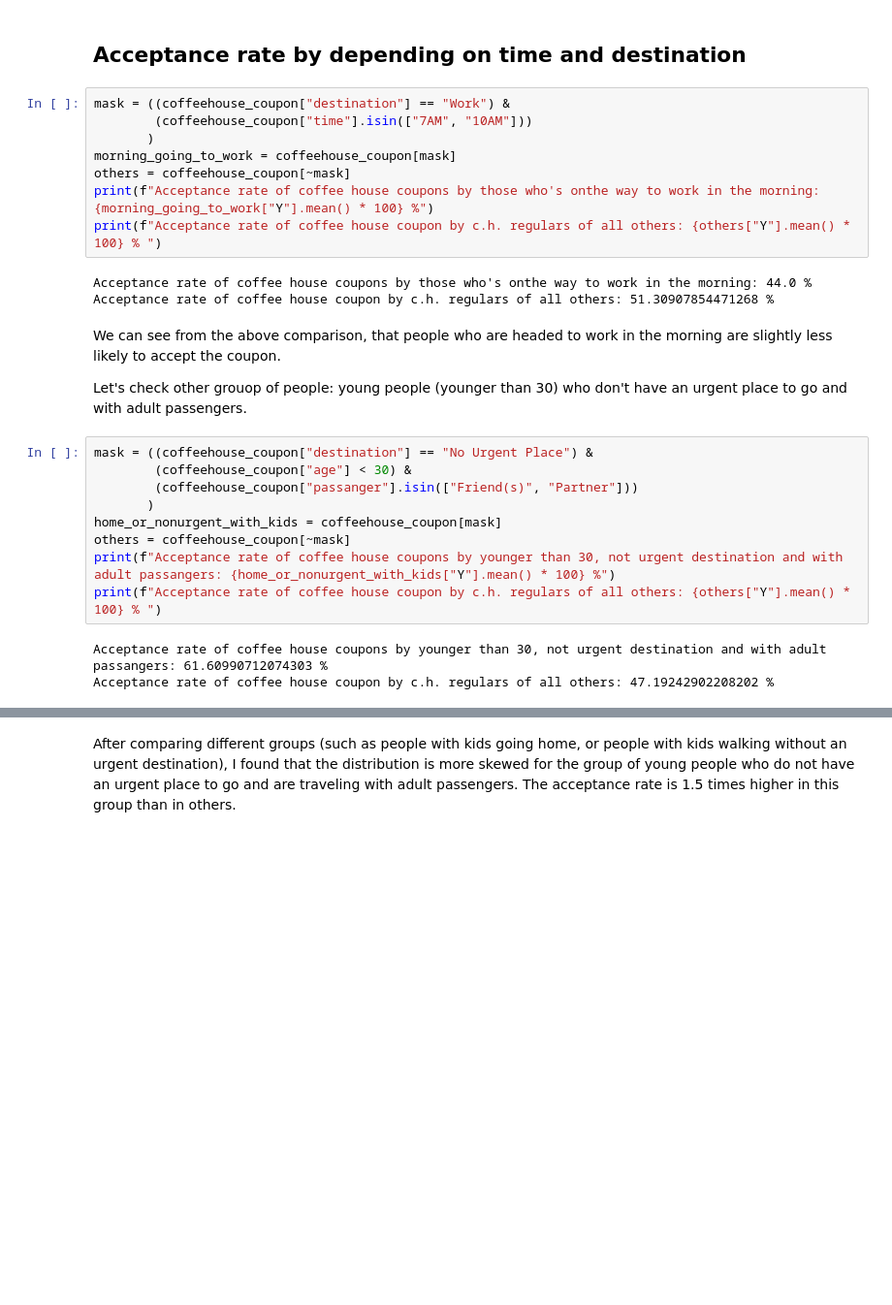
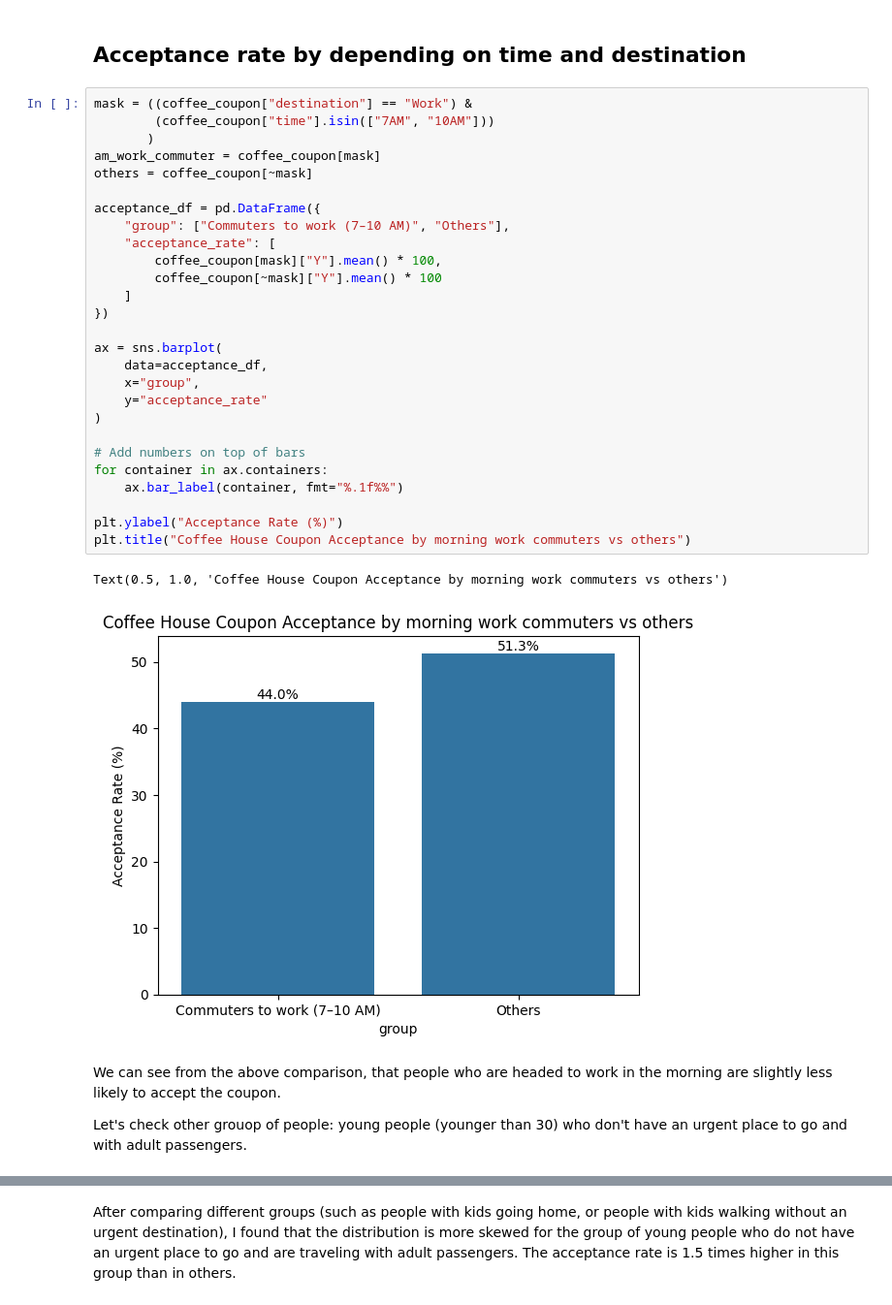
Before and after one commit to vilyapilya/coupon_acceptance_analysis, a Jupyter notebook: prompt.ipynb, the cells around one changed output, grey strips where cells are left out. Shown at 97% size. Saved outputs shown, nothing was run; the diff lists cells and outputs as text; blank space fills up the shorter version.

```diff
--- a/prompt.ipynb
+++ b/prompt.ipynb
@@ -299,30 +318,37 @@ We can see that drivers who visit coffee houses at least 1/month are almost twic
 Now let's investigate what was the acceptance rate for the people who were on their way to work in the morning and compare with others.
 # %% [markdown]
 ## Acceptance rate by depending on time and destination
-# %%
-mask = ((coffeehouse_coupon["destination"] == "Work") &
-        (coffeehouse_coupon["time"].isin(["7AM", "10AM"]))
-       )
-morning_going_to_work = coffeehouse_coupon[mask]
-others = coffeehouse_coupon[~mask]
-print(f"Acceptance rate of coffee house coupons by those who's onthe way to work in the morning: {morning_going_to_work["Y"].mean() * 100} %")
-print(f"Acceptance rate of coffee house coupon by c.h. regulars of all others: {others["Y"].mean() * 100} % ")
-# %% [output]
-Acceptance rate of coffee house coupons by those who's onthe way to work in the morning: 44.0 %
-Acceptance rate of coffee house coupon by c.h. regulars of all others: 51.30907854471268 %
+# %%
+mask = ((coffee_coupon["destination"] == "Work") &
+        (coffee_coupon["time"].isin(["7AM", "10AM"]))
+       )
+am_work_commuter = coffee_coupon[mask]
+others = coffee_coupon[~mask]
+
+acceptance_df = pd.DataFrame({
+    "group": ["Commuters to work (7–10 AM)", "Others"],
+    "acceptance_rate": [
+        coffee_coupon[mask]["Y"].mean() * 100,
+        coffee_coupon[~mask]["Y"].mean() * 100
+    ]
+})
+
+ax = sns.barplot(
+    data=acceptance_df,
+    x="group",
+    y="acceptance_rate"
+)
+
+# Add numbers on top of bars
+for container in ax.containers:
+    ax.bar_label(container, fmt="%.1f%%")
+
+plt.ylabel("Acceptance Rate (%)")
+plt.title("Coffee House Coupon Acceptance by morning work commuters vs others")
+# %% [output]
+Text(0.5, 1.0, 'Coffee House Coupon Acceptance by morning work commuters vs others')
+[figure, added]
 # %% [markdown]
 We can see from the above comparison, that people who are headed to work in the morning are slightly less likely to accept the coupon.
 
 Let's check other grouop of people: young people (younger than 30) who don't have an urgent place to go and with adult passengers.
-# %%
-mask = ((coffeehouse_coupon["destination"] == "No Urgent Place") &
-        (coffeehouse_coupon["age"] < 30) &
-        (coffeehouse_coupon["passanger"].isin(["Friend(s)", "Partner"]))
-       )
-home_or_nonurgent_with_kids = coffeehouse_coupon[mask]
-others = coffeehouse_coupon[~mask]
-print(f"Acceptance rate of coffee house coupons by younger than 30, not urgent destination and with adult passangers: {home_or_nonurgent_with_kids["Y"].mean() * 100} %")
-print(f"Acceptance rate of coffee house coupon by c.h. regulars of all others: {others["Y"].mean() * 100} % ")
-# %% [output]
-Acceptance rate of coffee house coupons by younger than 30, not urgent destination and with adult passangers: 61.60990712074303 %
-Acceptance rate of coffee house coupon by c.h. regulars of all others: 47.19242902208202 %
```
Also changed, not shown: parts of 18 cells of this notebook.
